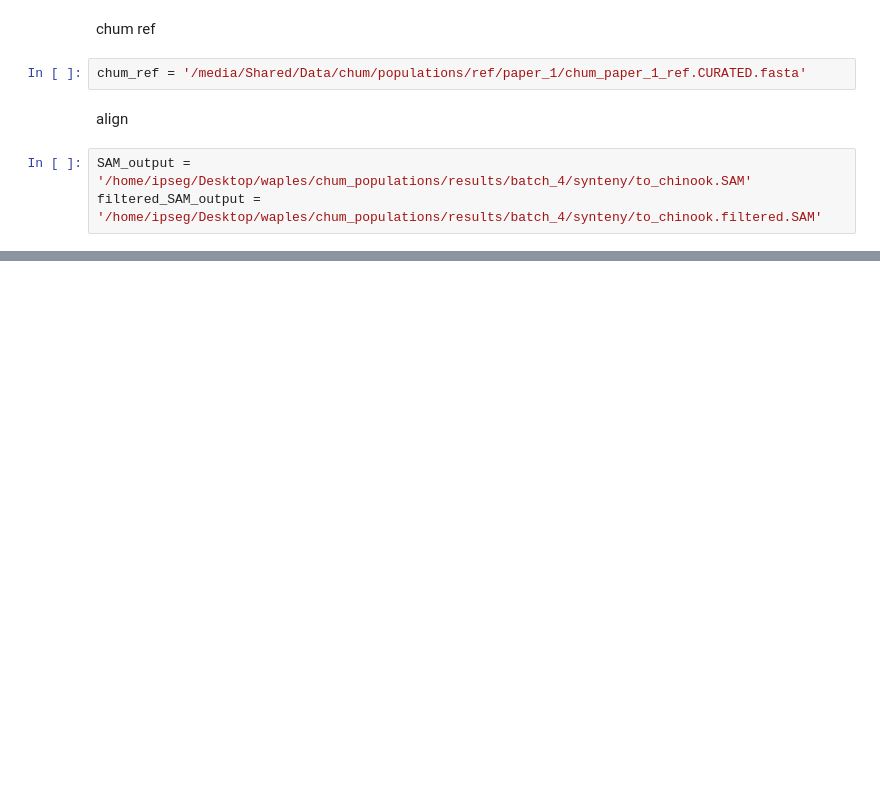
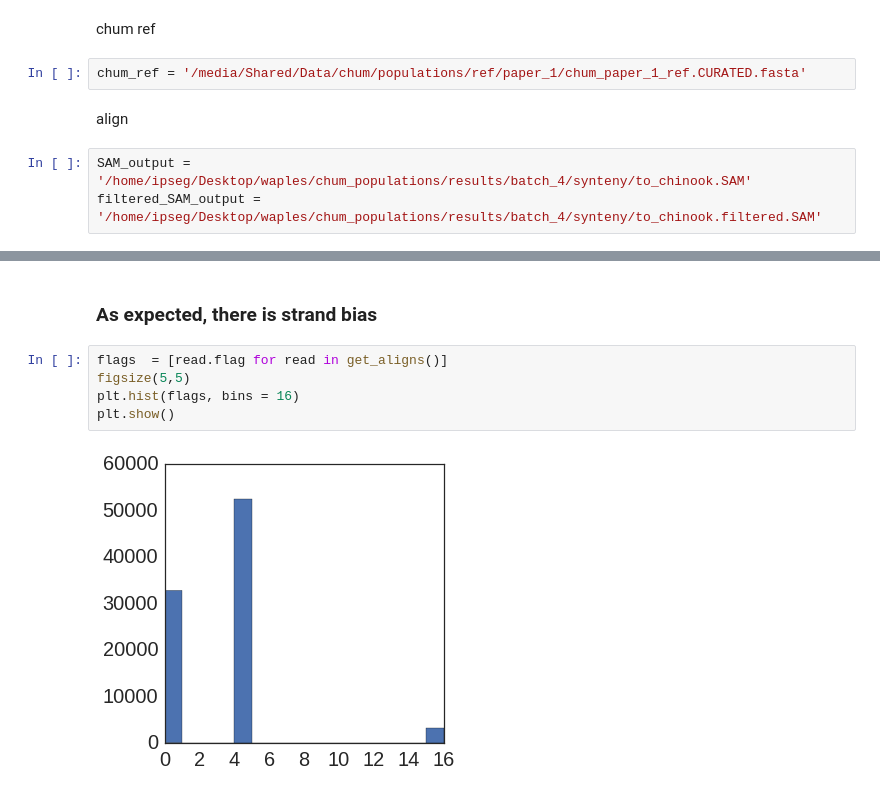
Before and after one commit to rwaples/chum_populations, a Jupyter notebook: Align to Chinook.ipynb, the cells around one changed output, grey strips where cells are left out. Saved outputs shown, nothing was run; the diff lists cells and outputs as text; blank space fills up the shorter version.

```diff
--- a/Align to Chinook.ipynb
+++ b/Align to Chinook.ipynb
@@ -72,0 +102,9 @@ print('bowtie2 -f --local --very-sensitive -p 4 -x /home/ipseg/Data/chinook/chin
+# %% [markdown]
+### As expected, there is strand bias
+# %%
+flags  = [read.flag for read in get_aligns()]
+figsize(5,5)
+plt.hist(flags, bins = 16)
+plt.show()
+# %% [output]
+[figure, added]
```
Also changed, not shown: parts of 32 cells of this notebook, 9 other files.
